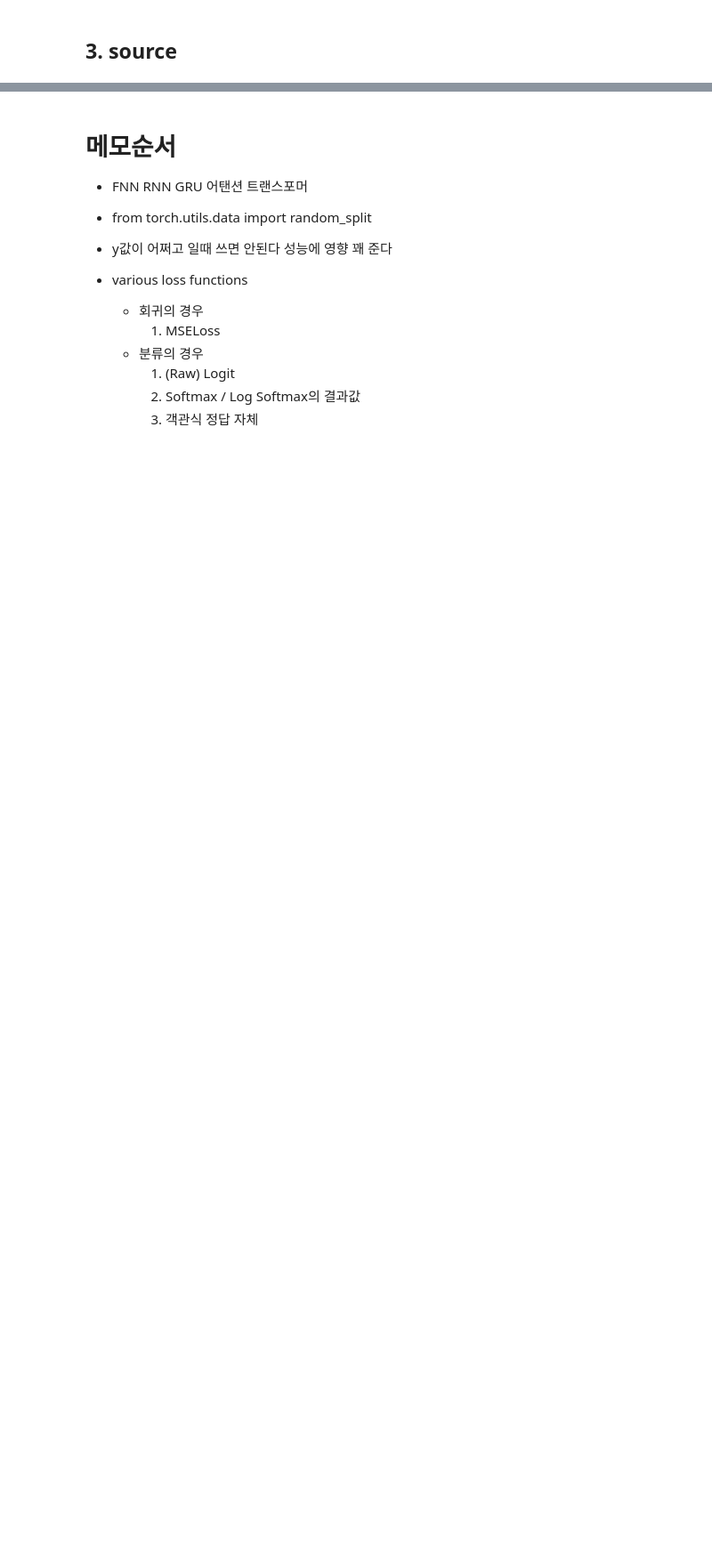
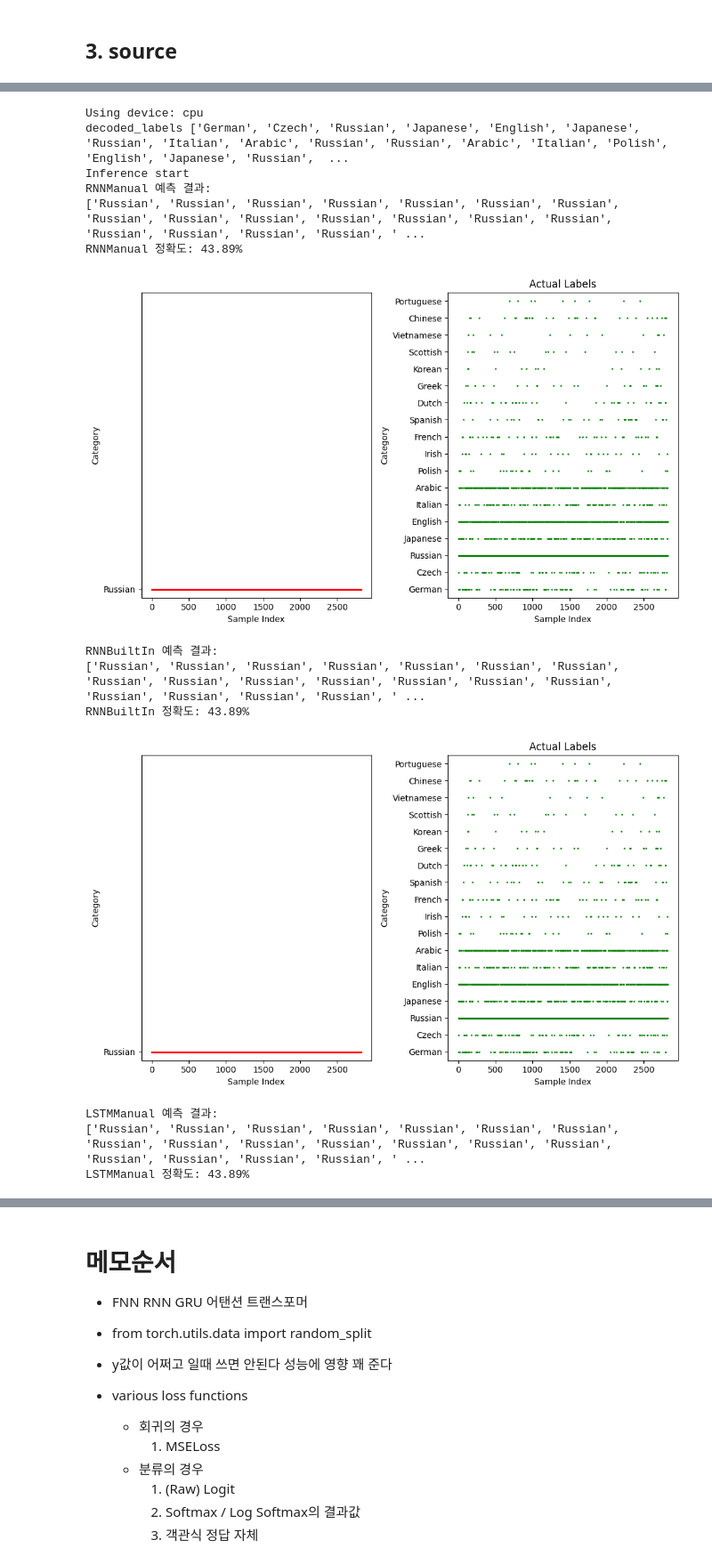
Before and after one commit to mean71/SeSAC_code, a Jupyter notebook: 딥러닝/Cookbook_Deep_Learning.ipynb, the cells around one changed output, grey strips where cells are left out. Shown at 89% size. Saved outputs shown, nothing was run; the diff lists cells and outputs as text; code cells hidden in the pictures; blank space fills up the shorter version.

```diff
--- a/딥러닝/Cookbook_Deep_Learning.ipynb
+++ b/딥러닝/Cookbook_Deep_Learning.ipynb
@@ -7184,0 +7190,65 @@ KeyError: -1
+# %%
+# Device configuration
+device = torch.device('cuda' if torch.cuda.is_available() else 'cpu')
+print(f'Using device: {device}') # 필요없어야 할 듯한데 런타임초기화되는 도중 오류나서 임시 추가...
+
+# 추론 데이터 입력
+
+# test_dataloader 처리
+inference_x = []
+inference_x_labels = []
+for batch in test_loader:
+    x, labels = batch
+    inference_x.extend(x)  # 입력 데이터 저장
+    inference_x_labels.extend(labels.tolist())  # 레이블 저장 # .tolist()는 텐서를 list로 변환
+
+# test lable 디코딩
+decoded_labels = [data_loader.decode(label) for label in inference_x_labels]
+print('decoded_labels',decoded_labels)
+
+# 추론시작
+print("Inference start")
+for model in models:
+    current_model = globals()[model.lower()]  # 동적으로 모델 인스턴스 가져오기
+    current_model = current_model.to(device)
+    all_predictions = []
+
+    for x in inference_x:
+        x = x.to(device)  # 데이터를 디바이스로 이동
+        # 모델 추론
+        # print('x.shape', x.shape)
+        # print('x.unsqueeze(0).shape',x.unsqueeze(0).shape)
+        prediction = inference(current_model, x.unsqueeze(0))
+        #
+        # 예측 결과를 카테고리 이름으로 변환하고 저장
+        # print('prediction, prediction[0]', prediction, prediction[0])
+        predictions = data_loader.decode(prediction[0])
+        all_predictions.append(predictions)
+        # print('predictions',predictions)
+
+    # 예측 결과 출력
+    print(f"{model} 예측 결과:")
+    print(all_predictions)
+
+    # 정확도 계산
+    accuracy = calculate_accuracy(np.array(all_predictions), np.array(decoded_labels))
+    print(f"{model} 정확도: {accuracy * 100:.2f}%")
+
+    # 시각화: 예측 결과와 실제 레이블 비교
+    categories = list(set(decoded_labels))  # 카테고리 이름 리스트
+    visualize_predictions(all_predictions, decoded_labels, categories)
+# %% [output]
+Using device: cpu
+decoded_labels ['German', 'Czech', 'Russian', 'Japanese', 'English', 'Japanese', 'Russian', 'Italian', 'Arabic', 'Russian', 'Russian', 'Arabic', 'Italian', 'Polish', 'English', 'Japanese', 'Russian',  ...
+Inference start
+RNNManual 예측 결과:
+['Russian', 'Russian', 'Russian', 'Russian', 'Russian', 'Russian', 'Russian', 'Russian', 'Russian', 'Russian', 'Russian', 'Russian', 'Russian', 'Russian', 'Russian', 'Russian', 'Russian', 'Russian', ' ...
+RNNManual 정확도: 43.89%
+[figure, added]
+RNNBuiltIn 예측 결과:
+['Russian', 'Russian', 'Russian', 'Russian', 'Russian', 'Russian', 'Russian', 'Russian', 'Russian', 'Russian', 'Russian', 'Russian', 'Russian', 'Russian', 'Russian', 'Russian', 'Russian', 'Russian', ' ...
+RNNBuiltIn 정확도: 43.89%
+[figure, added]
+LSTMManual 예측 결과:
+['Russian', 'Russian', 'Russian', 'Russian', 'Russian', 'Russian', 'Russian', 'Russian', 'Russian', 'Russian', 'Russian', 'Russian', 'Russian', 'Russian', 'Russian', 'Russian', 'Russian', 'Russian', ' ...
+LSTMManual 정확도: 43.89%
```
Also changed, not shown: parts of 32 cells of this notebook, 12 other files.
